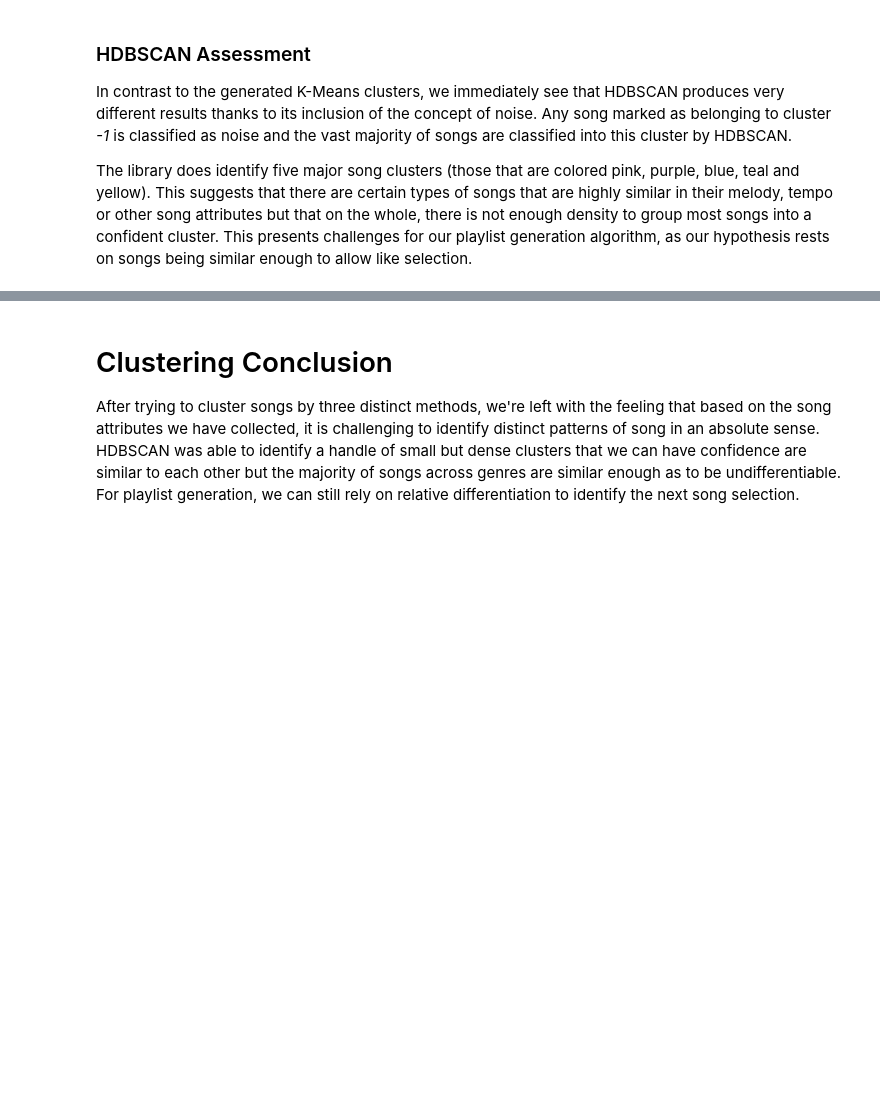
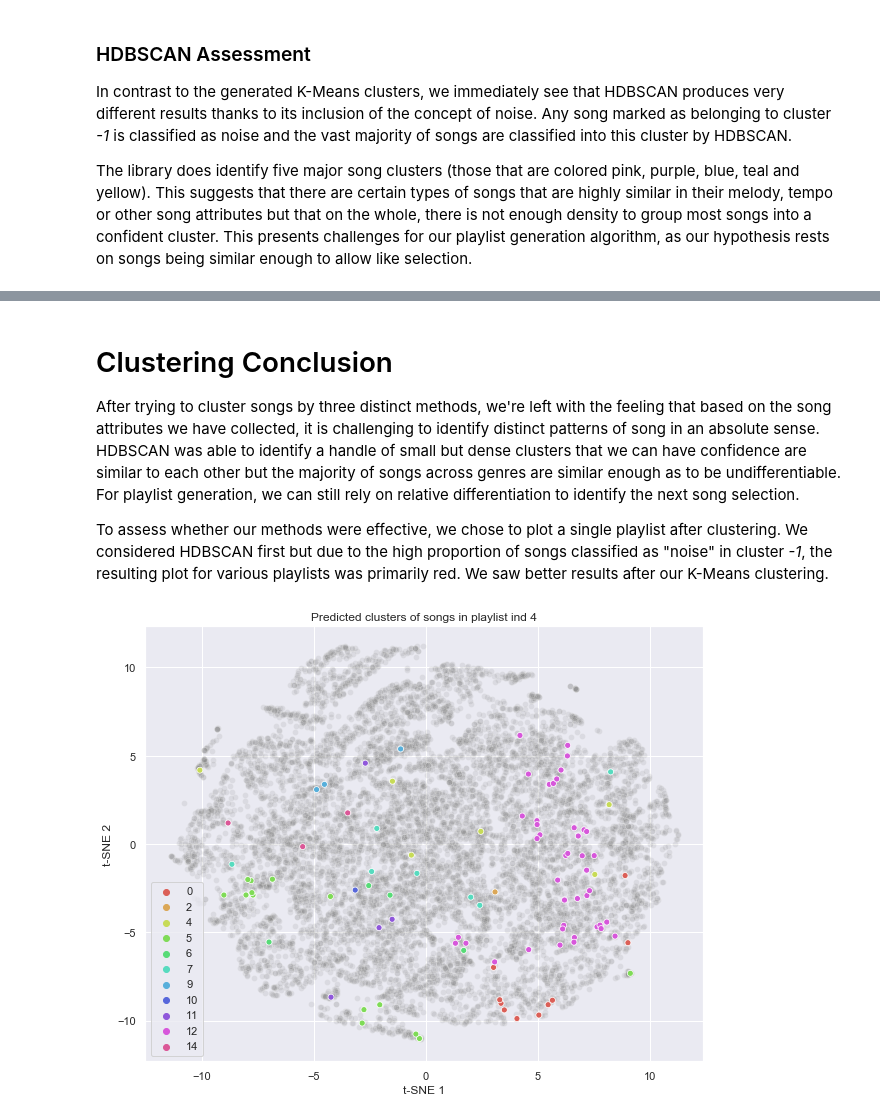
Before and after one commit to TheDigitalFrontier/spotify-playlist-generation, a Jupyter notebook: website/clustering.ipynb, the cells around one changed output, grey strips where cells are left out. Drawn from its saved outputs; the diff is of its cells as text; code cells hidden in the pictures; blank space fills up the shorter version.

Commit message:
Update clustering

```diff
--- a/website/clustering.ipynb
+++ b/website/clustering.ipynb
@@ -205,3 +258,33 @@ The library does identify five major song clusters (those that are colored pink,
 # Clustering Conclusion
 
 After trying to cluster songs by three distinct methods, we're left with the feeling that based on the song attributes we have collected, it is challenging to identify distinct patterns of song in an absolute sense. HDBSCAN was able to identify a handle of small but dense clusters that we can have confidence are similar to each other but the majority of songs across genres are similar enough as to be undifferentiable. For playlist generation, we can still rely on relative differentiation to identify the next song selection.
+
+To assess whether our methods were effective, we chose to plot a single playlist after clustering. We considered HDBSCAN first but due to the high proportion of songs classified as "noise" in cluster *-1*, the resulting plot for various playlists was primarily red. We saw better results after our K-Means clustering.
+# %%
+plt.figure(figsize=(10, 8))
+
+ax = sns.scatterplot(
+    x = tsne_results[tsne_ind, 0],
+    y = tsne_results[tsne_ind, 1],
+    #hue = k_labels[tsne_ind],
+    #palette = sns.color_palette("hls", len(np.unique(k_labels[tsne_ind]))),
+    legend = "full",
+    color = 'grey',
+    alpha = 0.15
+)
+
+ax = sns.scatterplot(
+    x = tsne_results[list(np.argwhere(indicators[:, 4].A.reshape((-1,)) == 1).reshape((-1,))), 0],
+    y = tsne_results[list(np.argwhere(indicators[:, 4].A.reshape((-1,)) == 1).reshape((-1,))), 1],
+    hue = k_labels[list(np.argwhere(indicators[:, 4].A.reshape((-1,)) == 1).reshape((-1,)))],
+    palette = sns.color_palette("hls", len(np.unique(k_labels[list(np.argwhere(indicators[:, 4].A.reshape((-1,)) == 1).reshape((-1,)))]))),
+    legend = "full",
+    alpha = 1
+)
+
+ax.set(title = 'Predicted clusters of songs in playlist ind 4',
+       xlabel = 't-SNE 1', ylabel = 't-SNE 2')
+
+plt.savefig('playlist_songs_clusters.pdf'.format(time.time()))
+# %% [output]
+[figure, added]
```
Also changed, not shown: parts of 11 cells of this notebook.
